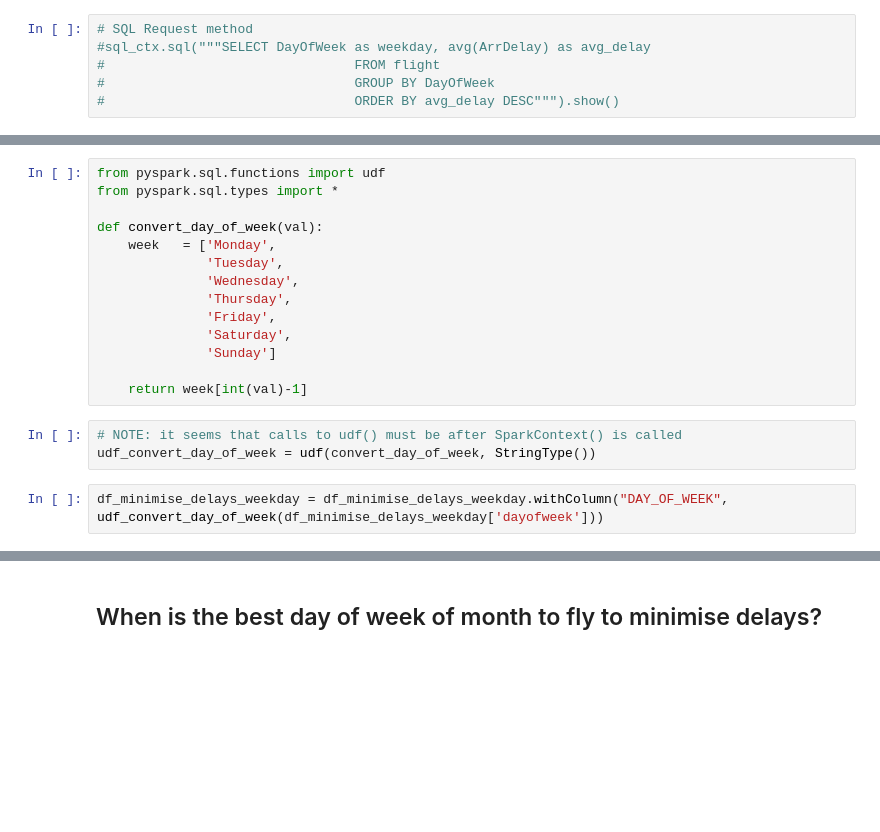
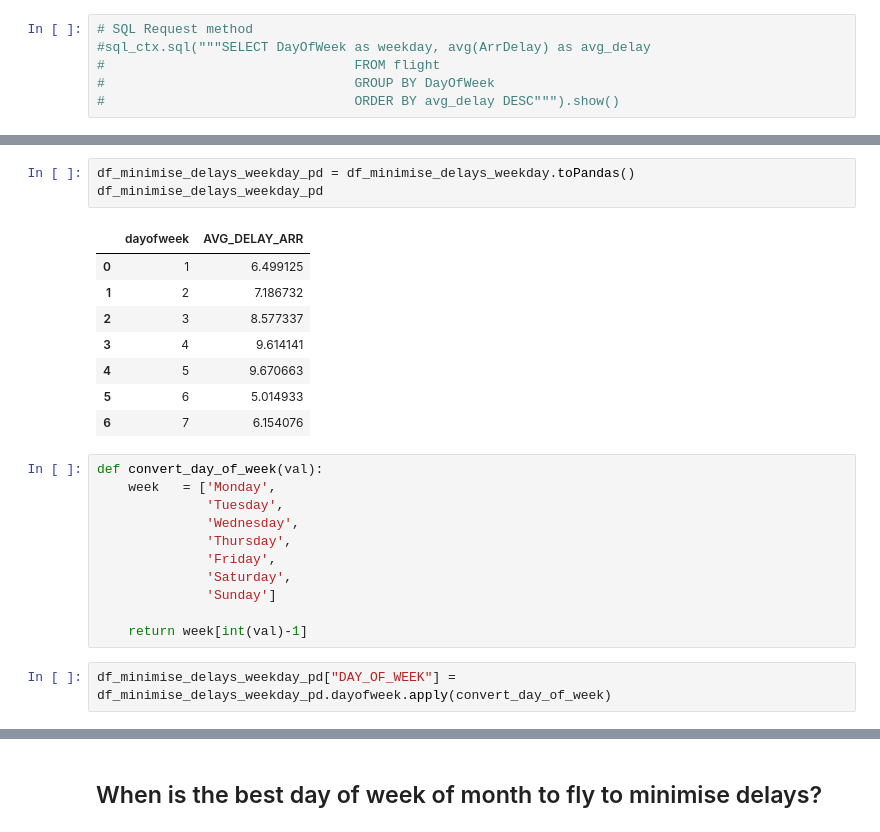
Before and after one commit to helena-bond/sparkassandra-dockerized, a Jupyter notebook: platform/notebook/DataProcessing_cluster.ipynb, the cells around one changed output, grey strips where cells are left out. Drawn from its saved outputs; the diff is of its cells as text; blank space fills up the shorter version.

```diff
--- a/platform/notebook/DataProcessing_cluster.ipynb
+++ b/platform/notebook/DataProcessing_cluster.ipynb
@@ -62,7 +97,16 @@ df_minimise_delays_weekday = (flights_df
+# %%
+df_minimise_delays_weekday_pd = df_minimise_delays_weekday.toPandas()
+df_minimise_delays_weekday_pd
+# %% [output]
+|  | dayofweek | AVG_DELAY_ARR |
+| 0 | 1 | 6.499125 |
+| 1 | 2 | 7.186732 |
+| 2 | 3 | 8.577337 |
+| 3 | 4 | 9.614141 |
+| 4 | 5 | 9.670663 |
+| 5 | 6 | 5.014933 |
+| 6 | 7 | 6.154076 |
 # %%
-from pyspark.sql.functions import udf
-from pyspark.sql.types import *
-
 def convert_day_of_week(val):
     week   = ['Monday',
               'Tuesday',
@@ -73,9 +117,6 @@ def convert_day_of_week(val):
               'Sunday']
 
     return week[int(val)-1]
-# %%
-# NOTE: it seems that calls to udf() must be after SparkContext() is called
-udf_convert_day_of_week = udf(convert_day_of_week, StringType())
-# %%
-df_minimise_delays_weekday = df_minimise_delays_weekday.withColumn("DAY_OF_WEEK", udf_convert_day_of_week(df_minimise_delays_weekday['dayofweek']))
+# %%
+df_minimise_delays_weekday_pd["DAY_OF_WEEK"] = df_minimise_delays_weekday_pd.dayofweek.apply(convert_day_of_week)
 # %%
```
Also changed, not shown: parts of 15 cells of this notebook, 2 other files.
